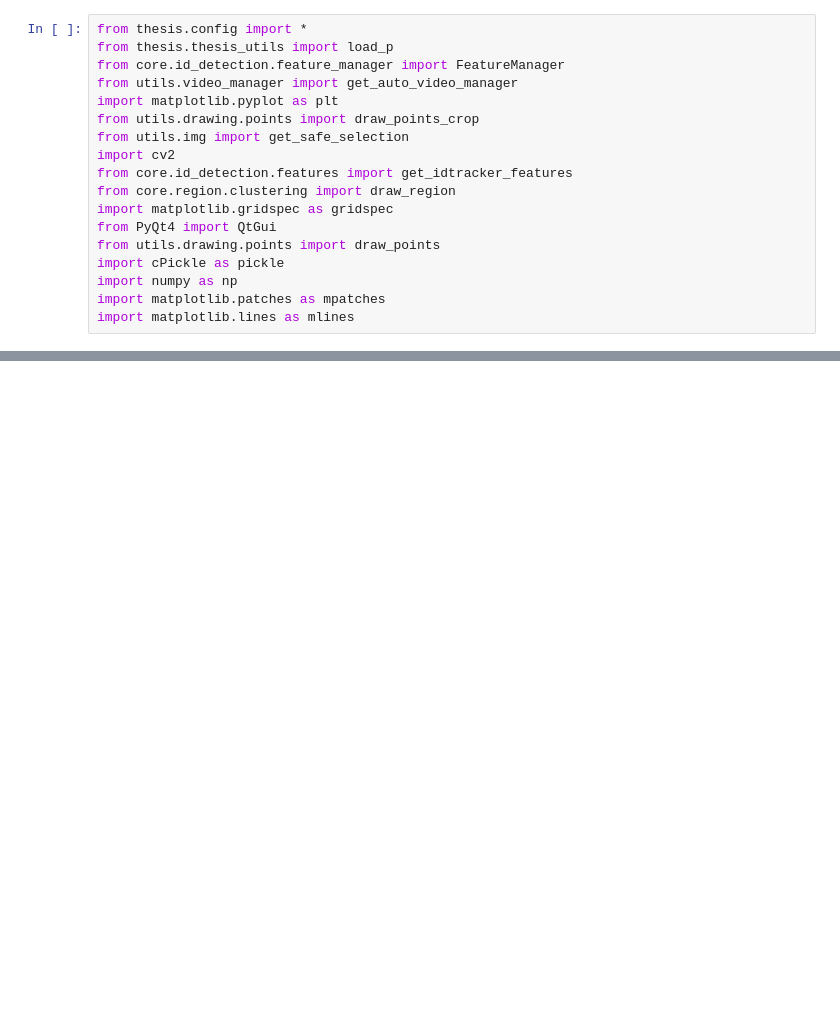
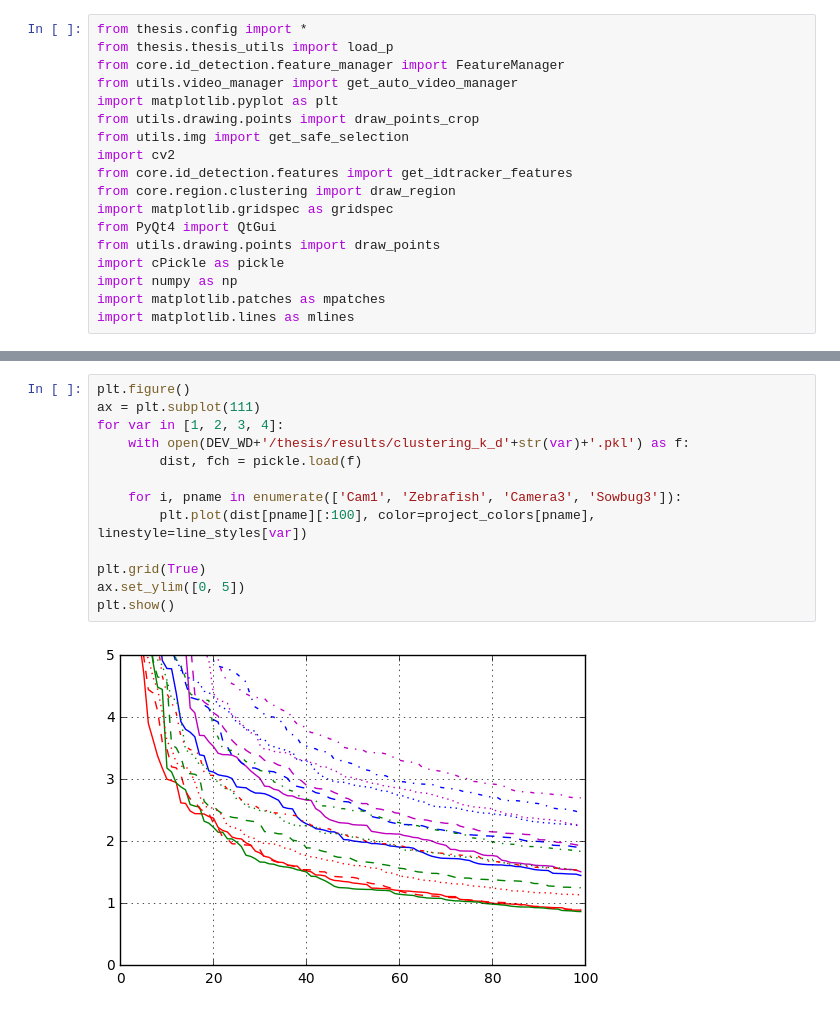
Before and after one commit to Flipajs/FERDA, a Jupyter notebook: thesis/clustering_N.ipynb, the cells around one changed output, grey strips where cells are left out. Drawn from its saved outputs; the diff is of its cells as text; blank space fills up the shorter version.

```diff
--- a/thesis/clustering_N.ipynb
+++ b/thesis/clustering_N.ipynb
@@ -74,0 +79,15 @@ for var in range(1, 4):
+# %%
+plt.figure()
+ax = plt.subplot(111)
+for var in [1, 2, 3, 4]:
+    with open(DEV_WD+'/thesis/results/clustering_k_d'+str(var)+'.pkl') as f:
+        dist, fch = pickle.load(f)
+
+    for i, pname in enumerate(['Cam1', 'Zebrafish', 'Camera3', 'Sowbug3']):
+        plt.plot(dist[pname][:100], color=project_colors[pname], linestyle=line_styles[var])
+
+plt.grid(True)
+ax.set_ylim([0, 5])
+plt.show()
+# %% [output]
+[figure, added]
```
Also changed, not shown: parts of 2 cells of this notebook, 9 other files.
